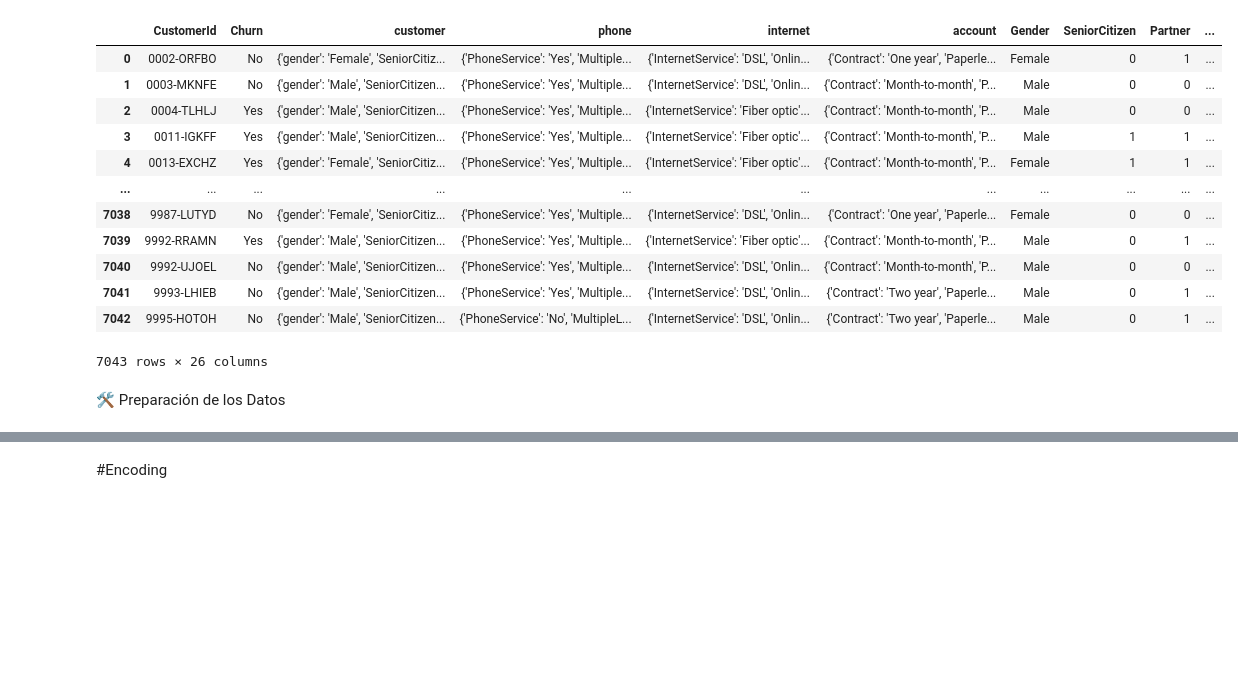
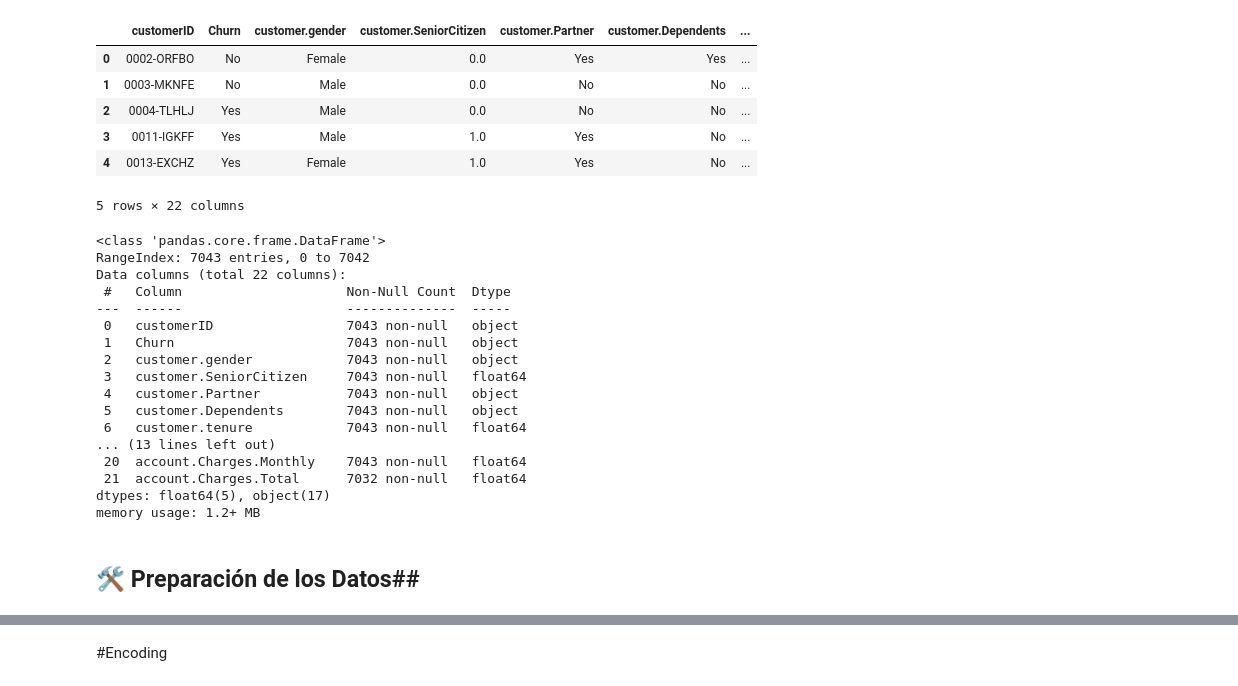
Before and after one commit to 25071983/Challenge_Telecom_X-parte-2, a Jupyter notebook: Challenge_Telemax_parte2.ipynb, the cells around one changed output, grey strips where cells are left out. Saved outputs shown, nothing was run; the diff lists cells and outputs as text; code cells hidden in the pictures; blank space fills up the shorter version.

```diff
--- a/Challenge_Telemax_parte2.ipynb
+++ b/Challenge_Telemax_parte2.ipynb
@@ -2,23 +2,37 @@
 import pandas as pd
 df = pd.read_csv('/content/datos_tratados.csv')
 # %%
-df
+df.head()
 # %% [output]
-|  | CustomerId | Churn | customer | phone | internet | account | Gender | SeniorCitizen | Partner | ... |
-| 0 | 0002-ORFBO | No | {'gender': 'Female', 'SeniorCitiz... | {'PhoneService': 'Yes', 'Multiple... | {'InternetService': 'DSL', 'Onlin... | {'Contract': 'One year', 'Paperle... | Female | 0 | 1 | ... |
-| 1 | 0003-MKNFE | No | {'gender': 'Male', 'SeniorCitizen... | {'PhoneService': 'Yes', 'Multiple... | {'InternetService': 'DSL', 'Onlin... | {'Contract': 'Month-to-month', 'P... | Male | 0 | 0 | ... |
-| 2 | 0004-TLHLJ | Yes | {'gender': 'Male', 'SeniorCitizen... | {'PhoneService': 'Yes', 'Multiple... | {'InternetService': 'Fiber optic'... | {'Contract': 'Month-to-month', 'P... | Male | 0 | 0 | ... |
-| 3 | 0011-IGKFF | Yes | {'gender': 'Male', 'SeniorCitizen... | {'PhoneService': 'Yes', 'Multiple... | {'InternetService': 'Fiber optic'... | {'Contract': 'Month-to-month', 'P... | Male | 1 | 1 | ... |
-| 4 | 0013-EXCHZ | Yes | {'gender': 'Female', 'SeniorCitiz... | {'PhoneService': 'Yes', 'Multiple... | {'InternetService': 'Fiber optic'... | {'Contract': 'Month-to-month', 'P... | Female | 1 | 1 | ... |
-| ... | ... | ... | ... | ... | ... | ... | ... | ... | ... | ... |
-| 7038 | 9987-LUTYD | No | {'gender': 'Female', 'SeniorCitiz... | {'PhoneService': 'Yes', 'Multiple... | {'InternetService': 'DSL', 'Onlin... | {'Contract': 'One year', 'Paperle... | Female | 0 | 0 | ... |
-| 7039 | 9992-RRAMN | Yes | {'gender': 'Male', 'SeniorCitizen... | {'PhoneService': 'Yes', 'Multiple... | {'InternetService': 'Fiber optic'... | {'Contract': 'Month-to-month', 'P... | Male | 0 | 1 | ... |
-| 7040 | 9992-UJOEL | No | {'gender': 'Male', 'SeniorCitizen... | {'PhoneService': 'Yes', 'Multiple... | {'InternetService': 'DSL', 'Onlin... | {'Contract': 'Month-to-month', 'P... | Male | 0 | 0 | ... |
-| 7041 | 9993-LHIEB | No | {'gender': 'Male', 'SeniorCitizen... | {'PhoneService': 'Yes', 'Multiple... | {'InternetService': 'DSL', 'Onlin... | {'Contract': 'Two year', 'Paperle... | Male | 0 | 1 | ... |
-| 7042 | 9995-HOTOH | No | {'gender': 'Male', 'SeniorCitizen... | {'PhoneService': 'No', 'MultipleL... | {'InternetService': 'DSL', 'Onlin... | {'Contract': 'Two year', 'Paperle... | Male | 0 | 1 | ... |
+|  | customerID | Churn | customer.gender | customer.SeniorCitizen | customer.Partner | customer.Dependents | ... |
+| 0 | 0002-ORFBO | No | Female | 0.0 | Yes | Yes | ... |
+| 1 | 0003-MKNFE | No | Male | 0.0 | No | No | ... |
+| 2 | 0004-TLHLJ | Yes | Male | 0.0 | No | No | ... |
+| 3 | 0011-IGKFF | Yes | Male | 1.0 | Yes | No | ... |
+| 4 | 0013-EXCHZ | Yes | Female | 1.0 | Yes | No | ... |
-7043 rows × 26 columns
+5 rows × 22 columns
+# %%
+df.info()
+# %% [output]
+<class 'pandas.core.frame.DataFrame'>
+RangeIndex: 7043 entries, 0 to 7042
+Data columns (total 22 columns):
+ #   Column                     Non-Null Count  Dtype
+---  ------                     --------------  -----
+ 0   customerID                 7043 non-null   object
+ 1   Churn                      7043 non-null   object
+ 2   customer.gender            7043 non-null   object
+ 3   customer.SeniorCitizen     7043 non-null   float64
+ 4   customer.Partner           7043 non-null   object
+ 5   customer.Dependents        7043 non-null   object
+ 6   customer.tenure            7043 non-null   float64
+... (13 lines left out)
+ 20  account.Charges.Monthly    7043 non-null   float64
+ 21  account.Charges.Total      7032 non-null   float64
+dtypes: float64(5), object(17)
+memory usage: 1.2+ MB
 # %% [markdown]
-🛠️ Preparación de los Datos
+## 🛠️ Preparación de los Datos##
 # %%
 df.columns
 # %% [output]
```
Also changed, not shown: parts of 48 cells of this notebook.
